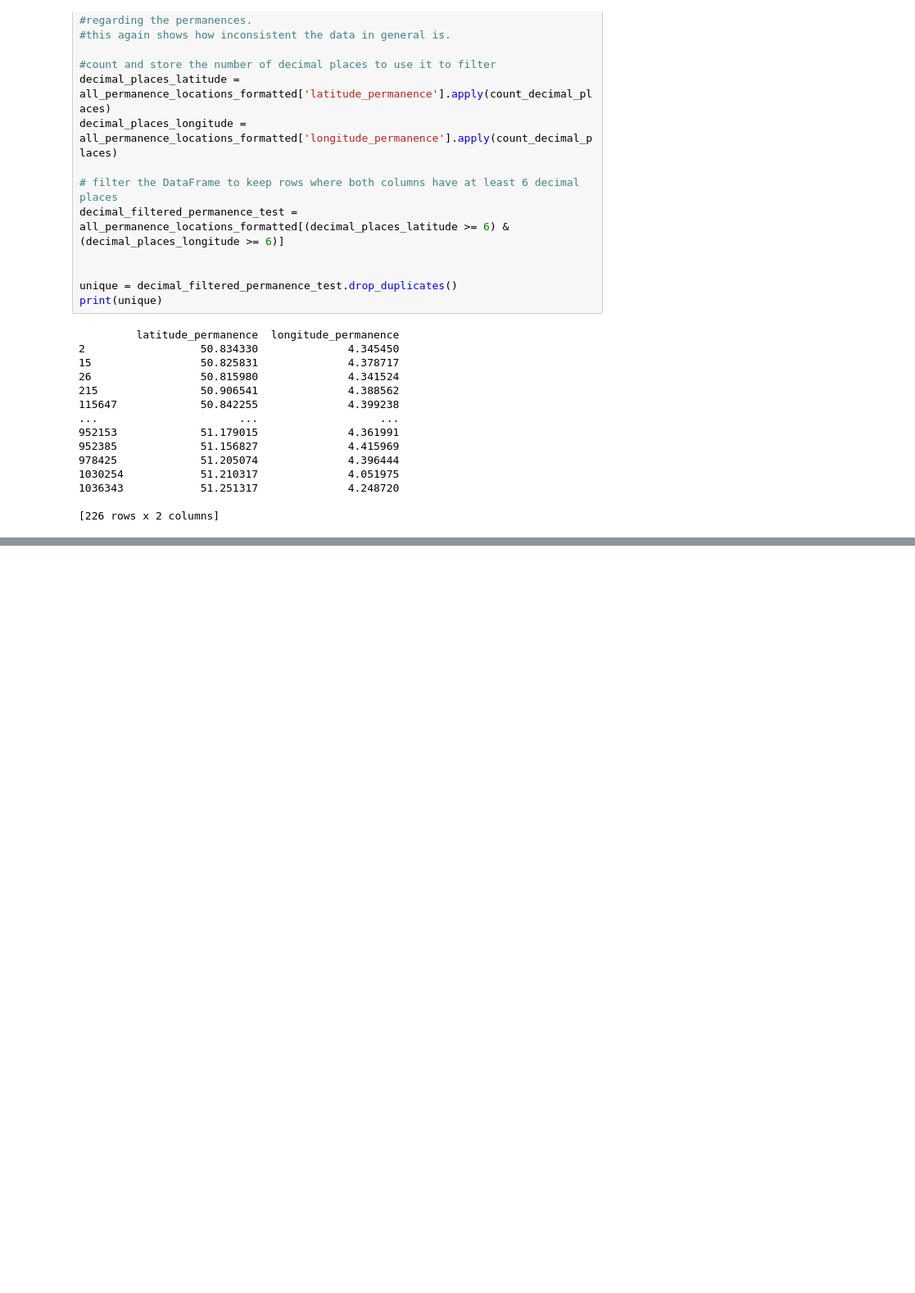
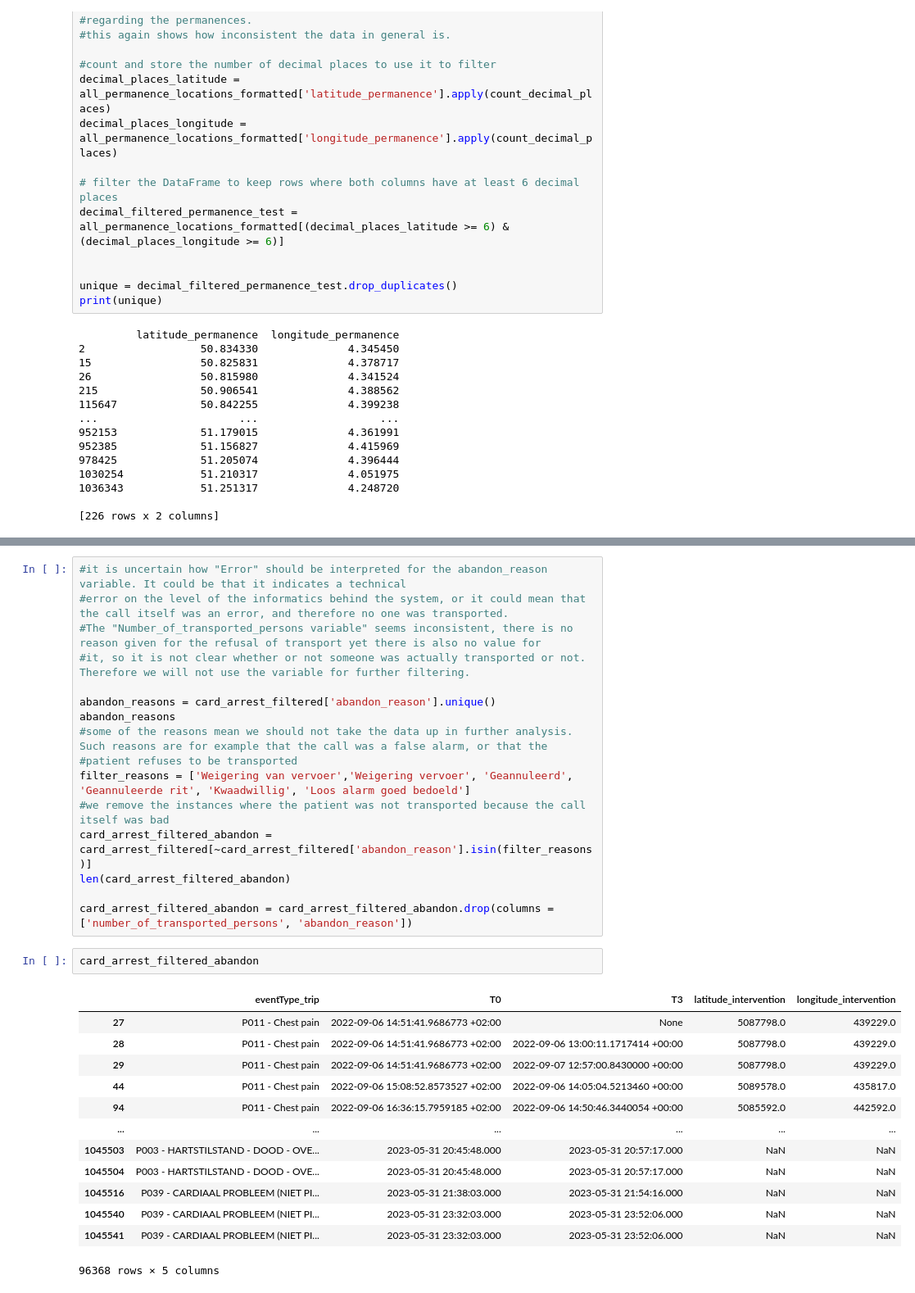
Before and after one commit to Elouan-Debels/MDAProject, a Jupyter notebook: data cleaning.ipynb, the cells around one changed output, grey strips where cells are left out. Shown at 82% size. Saved outputs shown, nothing was run; the diff lists cells and outputs as text; blank space fills up the shorter version.

```diff
--- a/data cleaning.ipynb
+++ b/data cleaning.ipynb
@@ -919,0 +991,32 @@ card_arrest
+# %%
+#it is uncertain how "Error" should be interpreted for the abandon_reason variable. It could be that it indicates a technical
+#error on the level of the informatics behind the system, or it could mean that the call itself was an error, and therefore no one was transported.
+#The "Number_of_transported_persons variable" seems inconsistent, there is no reason given for the refusal of transport yet there is also no value for
+#it, so it is not clear whether or not someone was actually transported or not. Therefore we will not use the variable for further filtering.
+
+abandon_reasons = card_arrest_filtered['abandon_reason'].unique()
+abandon_reasons
+#some of the reasons mean we should not take the data up in further analysis. Such reasons are for example that the call was a false alarm, or that the
+#patient refuses to be transported
+filter_reasons = ['Weigering van vervoer','Weigering vervoer', 'Geannuleerd', 'Geannuleerde rit', 'Kwaadwillig', 'Loos alarm goed bedoeld']
+#we remove the instances where the patient was not transported because the call itself was bad
+card_arrest_filtered_abandon = card_arrest_filtered[~card_arrest_filtered['abandon_reason'].isin(filter_reasons)]
+len(card_arrest_filtered_abandon)
+
+card_arrest_filtered_abandon = card_arrest_filtered_abandon.drop(columns = ['number_of_transported_persons', 'abandon_reason'])
+# %%
+card_arrest_filtered_abandon
+# %% [output]
+|  | eventType_trip | T0 | T3 | latitude_intervention | longitude_intervention |
+| 27 | P011 - Chest pain | 2022-09-06 14:51:41.9686773 +02:00 | None | 5087798.0 | 439229.0 |
+| 28 | P011 - Chest pain | 2022-09-06 14:51:41.9686773 +02:00 | 2022-09-06 13:00:11.1717414 +00:00 | 5087798.0 | 439229.0 |
+| 29 | P011 - Chest pain | 2022-09-06 14:51:41.9686773 +02:00 | 2022-09-07 12:57:00.8430000 +00:00 | 5087798.0 | 439229.0 |
+| 44 | P011 - Chest pain | 2022-09-06 15:08:52.8573527 +02:00 | 2022-09-06 14:05:04.5213460 +00:00 | 5089578.0 | 435817.0 |
+| 94 | P011 - Chest pain | 2022-09-06 16:36:15.7959185 +02:00 | 2022-09-06 14:50:46.3440054 +00:00 | 5085592.0 | 442592.0 |
+| ... | ... | ... | ... | ... | ... |
+| 1045503 | P003 - HARTSTILSTAND - DOOD - OVE... | 2023-05-31 20:45:48.000 | 2023-05-31 20:57:17.000 | NaN | NaN |
+| 1045504 | P003 - HARTSTILSTAND - DOOD - OVE... | 2023-05-31 20:45:48.000 | 2023-05-31 20:57:17.000 | NaN | NaN |
+| 1045516 | P039 - CARDIAAL PROBLEEM (NIET PI... | 2023-05-31 21:38:03.000 | 2023-05-31 21:54:16.000 | NaN | NaN |
+| 1045540 | P039 - CARDIAAL PROBLEEM (NIET PI... | 2023-05-31 23:32:03.000 | 2023-05-31 23:52:06.000 | NaN | NaN |
+| 1045541 | P039 - CARDIAAL PROBLEEM (NIET PI... | 2023-05-31 23:32:03.000 | 2023-05-31 23:52:06.000 | NaN | NaN |
+96368 rows × 5 columns
```
Also changed, not shown: parts of 16 cells of this notebook.
